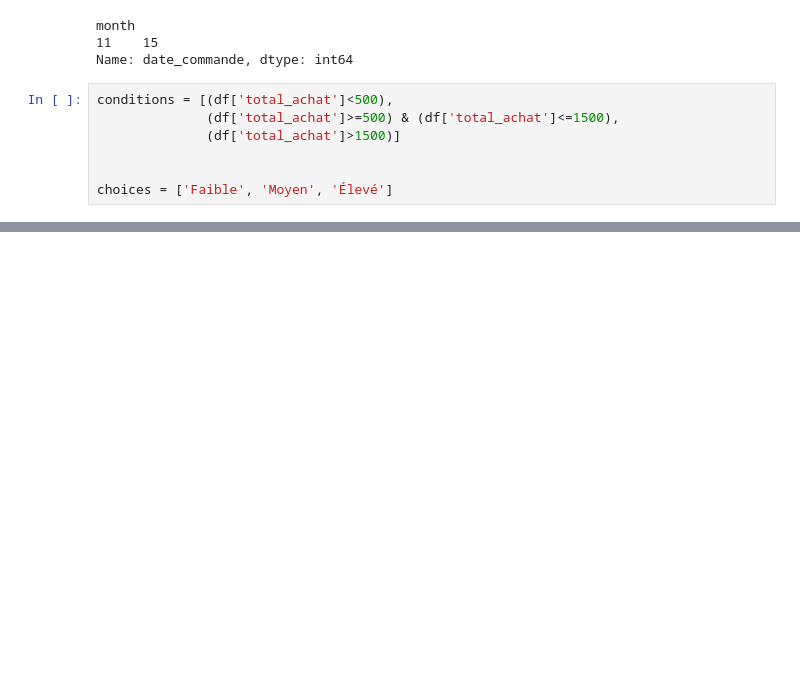
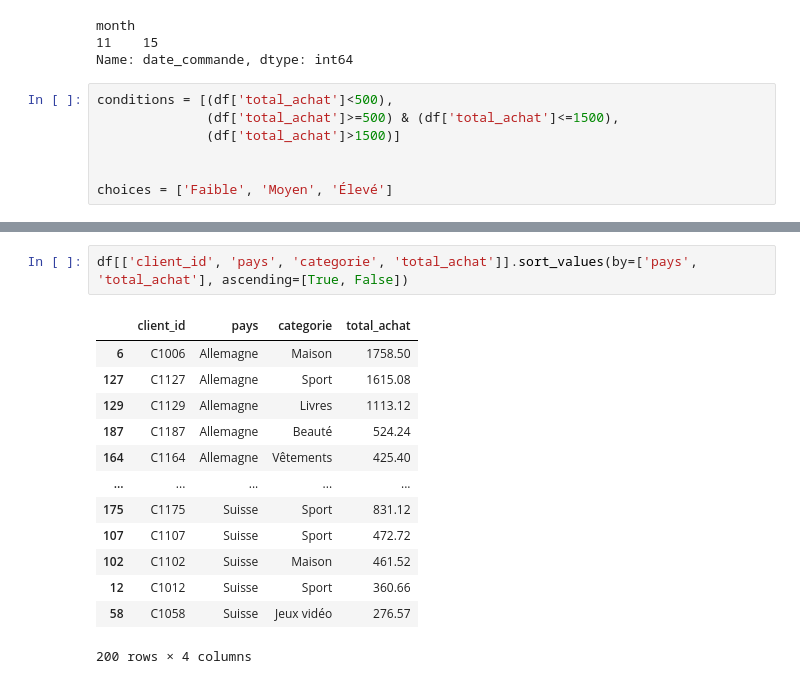
Before and after one commit to H3-8/pandas, a Jupyter notebook: notebook.ipynb, the cells around one changed output, grey strips where cells are left out. Saved outputs shown, nothing was run; the diff lists cells and outputs as text; blank space fills up the shorter version.

```diff
--- a/notebook.ipynb
+++ b/notebook.ipynb
@@ -427,3 +427,19 @@ df.head()
 | 2 | C1002 | Pierre | Simon | 35 | Maroc | Marrakech | Premium | Alimentation | 2023-12-24 | 7 | ... |
 | 3 | C1003 | Sophie | Rousseau | 42 | France | Lyon | Standard | Beauté | 2023-06-26 | 10 | ... |
 | 4 | C1004 | Maxime | Morel | 42 | Belgique | Bruxelles | Standard | Sport | 2023-11-18 | 10 | ... |
+# %%
+df[['client_id', 'pays', 'categorie', 'total_achat']].sort_values(by=['pays', 'total_achat'], ascending=[True, False])
+# %% [output]
+|  | client_id | pays | categorie | total_achat |
+| 6 | C1006 | Allemagne | Maison | 1758.50 |
+| 127 | C1127 | Allemagne | Sport | 1615.08 |
+| 129 | C1129 | Allemagne | Livres | 1113.12 |
+| 187 | C1187 | Allemagne | Beauté | 524.24 |
+| 164 | C1164 | Allemagne | Vêtements | 425.40 |
+| ... | ... | ... | ... | ... |
+| 175 | C1175 | Suisse | Sport | 831.12 |
+| 107 | C1107 | Suisse | Sport | 472.72 |
+| 102 | C1102 | Suisse | Maison | 461.52 |
+| 12 | C1012 | Suisse | Sport | 360.66 |
+| 58 | C1058 | Suisse | Jeux vidéo | 276.57 |
+200 rows × 4 columns
```
Also changed, not shown: parts of 2 cells of this notebook.
